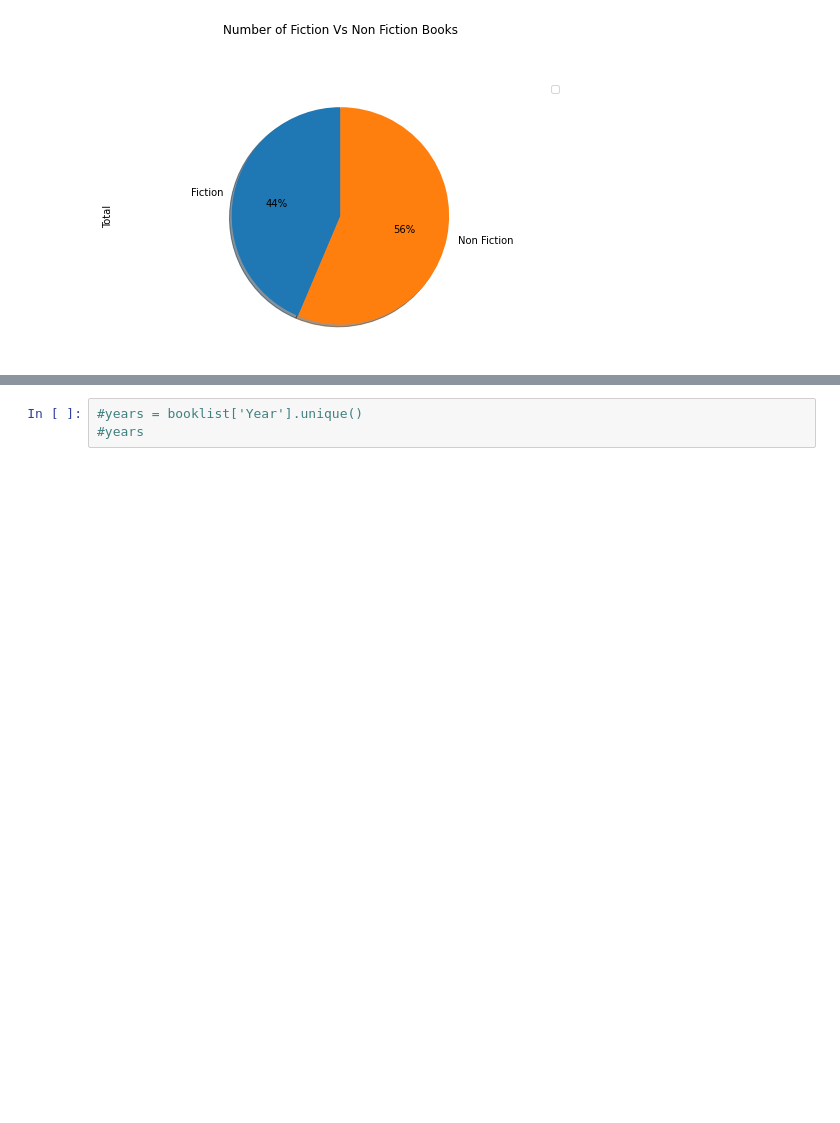
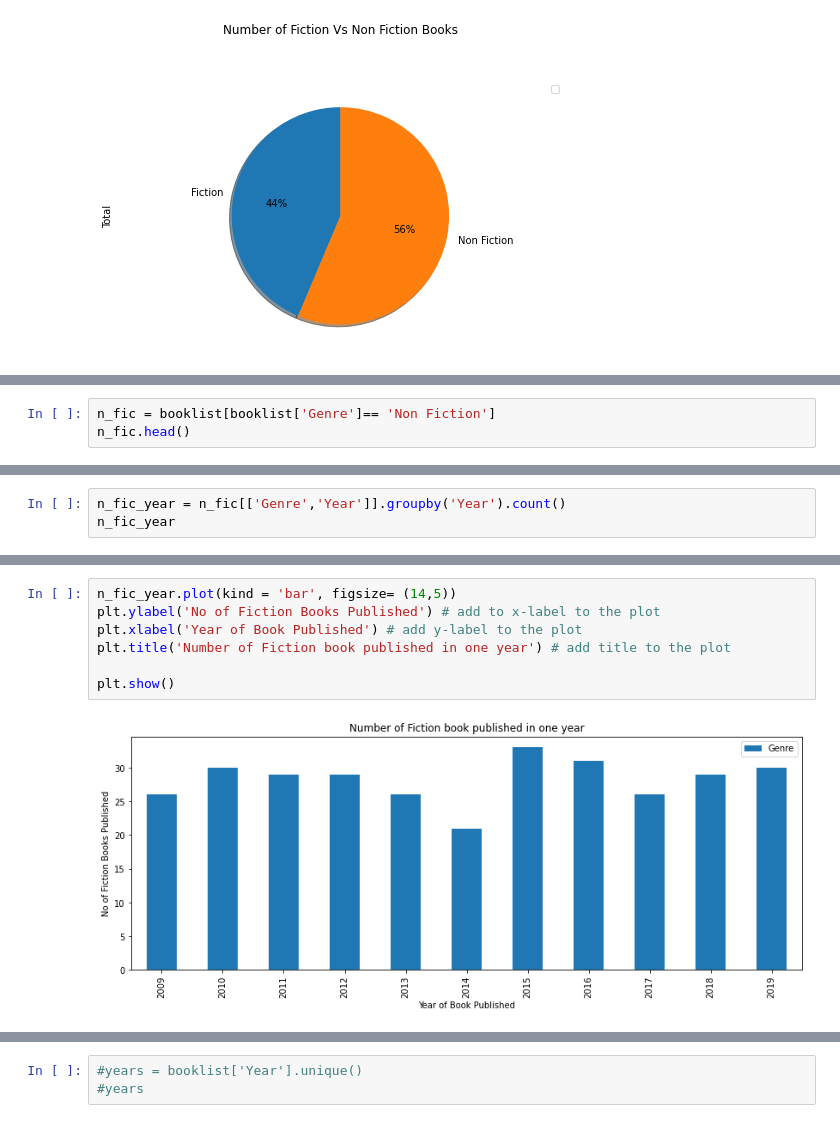
Before and after one commit to kav09/Analysis_of_Best_Selling_Books, a Jupyter notebook: notebook.ipynb, the cells around one changed output, grey strips where cells are left out. Saved outputs shown, nothing was run; the diff lists cells and outputs as text; blank space fills up the shorter version.

```diff
--- a/notebook.ipynb
+++ b/notebook.ipynb
@@ -111,0 +158,3 @@ plt.show()
+# %%
+n_fic = booklist[booklist['Genre']== 'Non Fiction']
+n_fic.head()
@@ -111,0 +168,3 @@ plt.show()
+# %%
+n_fic_year = n_fic[['Genre','Year']].groupby('Year').count()
+n_fic_year
@@ -111,0 +185,9 @@ plt.show()
+# %%
+n_fic_year.plot(kind = 'bar', figsize= (14,5))
+plt.ylabel('No of Fiction Books Published') # add to x-label to the plot
+plt.xlabel('Year of Book Published') # add y-label to the plot
+plt.title('Number of Fiction book published in one year') # add title to the plot
+
+plt.show()
+# %% [output]
+[figure, added]
```
Also changed, not shown: parts of 32 cells of this notebook.
